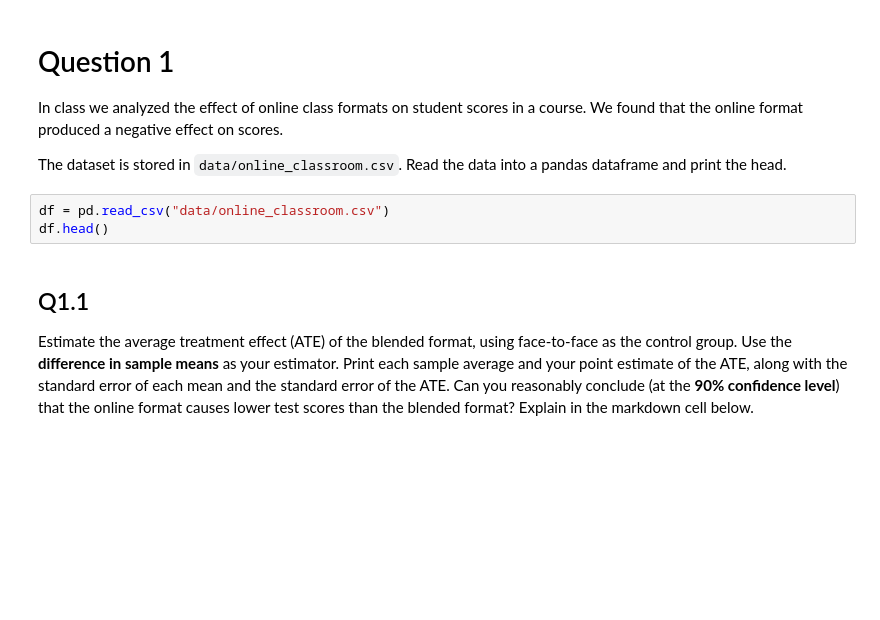
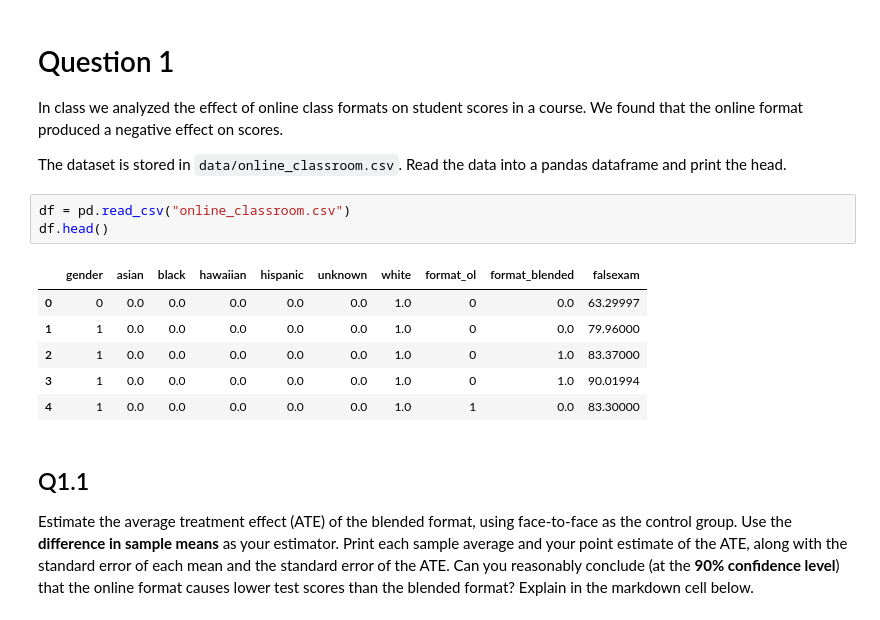
Before and after one commit to ubcecon/ECON526, a Jupyter notebook: problem_sets/midterm_2_practice.ipynb, the cells around one changed output. Saved outputs shown, nothing was run; the diff lists cells and outputs as text; blank space fills up the shorter version.

```diff
--- a/problem_sets/midterm_2_practice.ipynb
+++ b/problem_sets/midterm_2_practice.ipynb
@@ -65,8 +65,15 @@ effect on scores.
 The dataset is stored in `data/online_classroom.csv`. Read the data into
 a pandas dataframe and print the head.
 # %%
-df = pd.read_csv("data/online_classroom.csv")
+df = pd.read_csv("online_classroom.csv")
 df.head()
+# %% [output]
+|  | gender | asian | black | hawaiian | hispanic | unknown | white | format_ol | format_blended | falsexam |
+| 0 | 0 | 0.0 | 0.0 | 0.0 | 0.0 | 0.0 | 1.0 | 0 | 0.0 | 63.29997 |
+| 1 | 1 | 0.0 | 0.0 | 0.0 | 0.0 | 0.0 | 1.0 | 0 | 0.0 | 79.96000 |
+| 2 | 1 | 0.0 | 0.0 | 0.0 | 0.0 | 0.0 | 1.0 | 0 | 1.0 | 83.37000 |
+| 3 | 1 | 0.0 | 0.0 | 0.0 | 0.0 | 0.0 | 1.0 | 0 | 1.0 | 90.01994 |
+| 4 | 1 | 0.0 | 0.0 | 0.0 | 0.0 | 0.0 | 1.0 | 1 | 0.0 | 83.30000 |
 # %% [markdown]
 ## Q1.1
 
```
Also changed, not shown: parts of 15 cells of this notebook, 1 other file.
